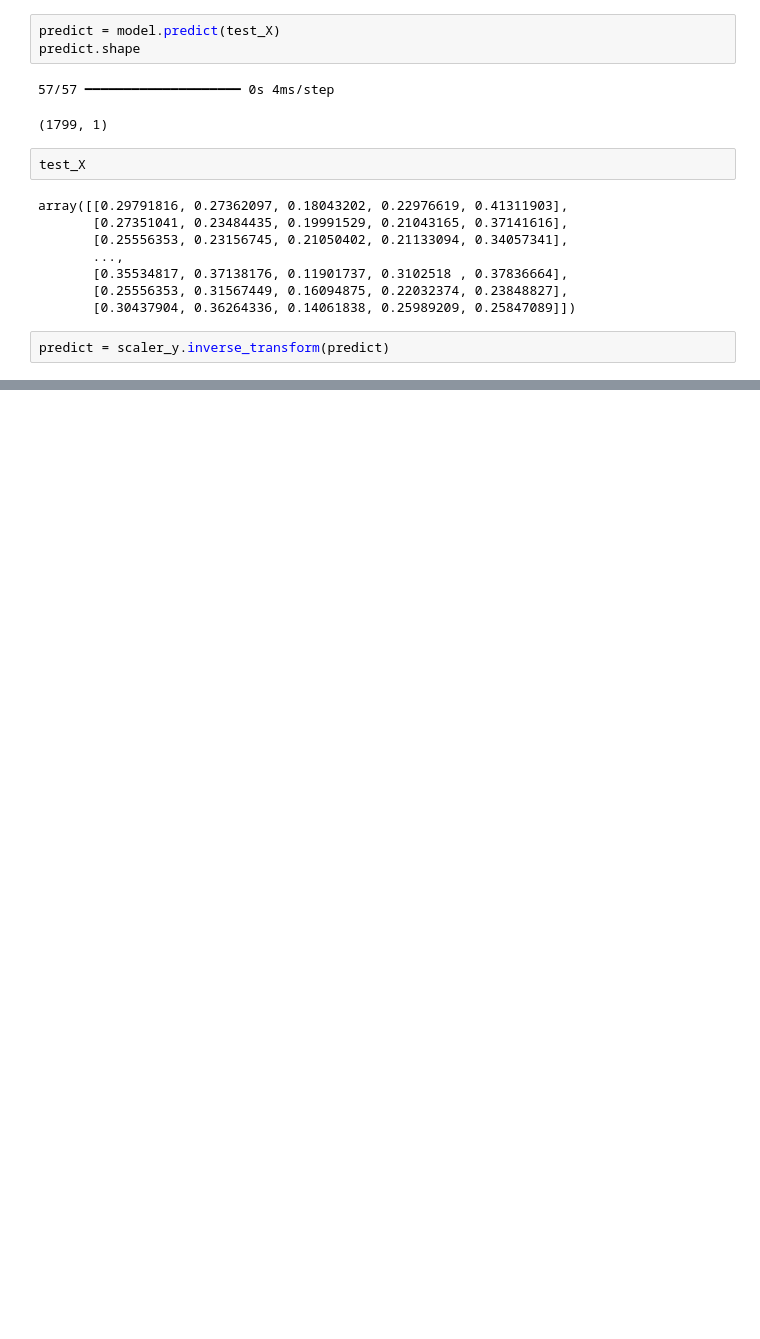
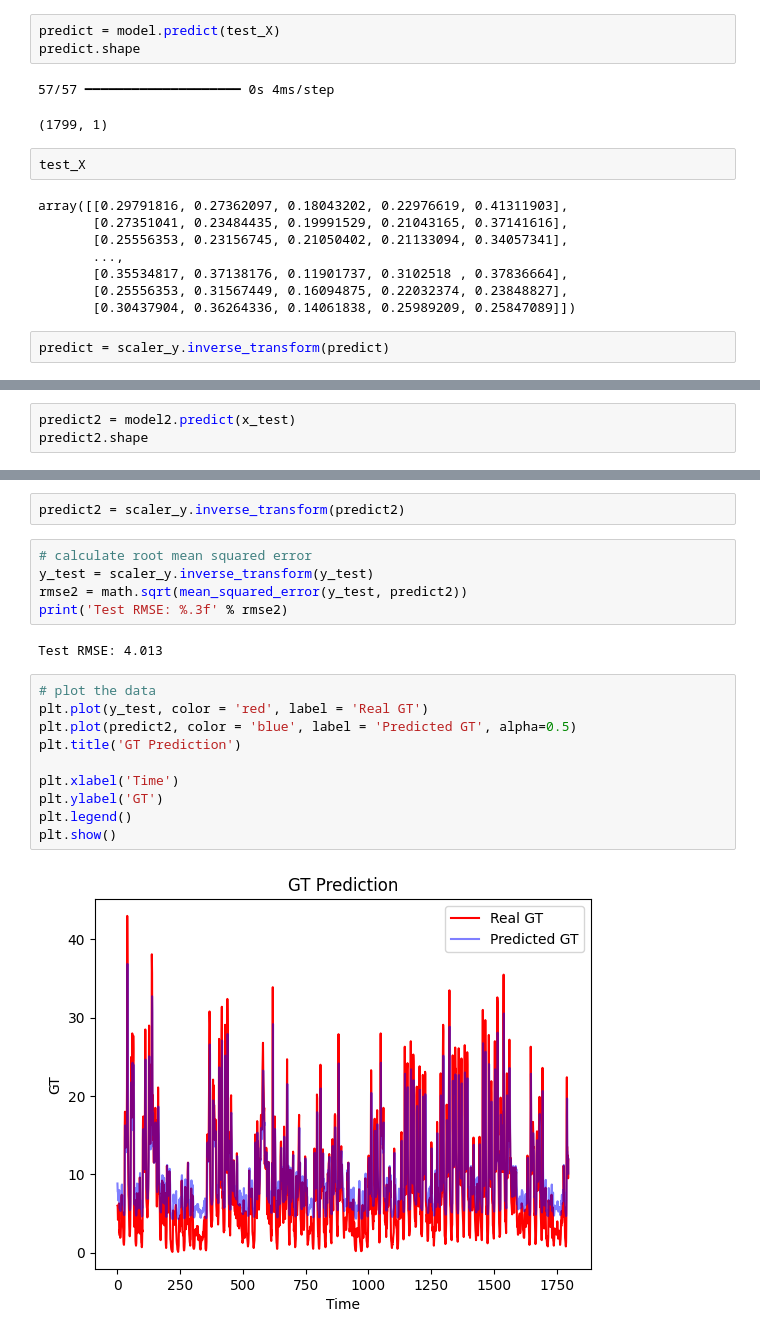
Before and after one commit to lavo2/ISPR-Midterms, a Jupyter notebook: 3/midterm3.ipynb, the cells around one changed output, grey strips where cells are left out. Drawn from its saved outputs; the diff is of its cells as text; blank space fills up the shorter version.

```diff
--- a/3/midterm3.ipynb
+++ b/3/midterm3.ipynb
@@ -350,0 +352,3 @@ plt.show()
+# %%
+predict2 = model2.predict(x_test)
+predict2.shape
@@ -350,0 +358,21 @@ plt.show()
+# %%
+predict2 = scaler_y.inverse_transform(predict2)
+# %%
+# calculate root mean squared error
+y_test = scaler_y.inverse_transform(y_test)
+rmse2 = math.sqrt(mean_squared_error(y_test, predict2))
+print('Test RMSE: %.3f' % rmse2)
+# %% [output]
+Test RMSE: 4.013
+# %%
+# plot the data
+plt.plot(y_test, color = 'red', label = 'Real GT')
+plt.plot(predict2, color = 'blue', label = 'Predicted GT', alpha=0.5)
+plt.title('GT Prediction')
+
+plt.xlabel('Time')
+plt.ylabel('GT')
+plt.legend()
+plt.show()
+# %% [output]
+[figure, added]
```
Also changed, not shown: parts of 24 cells of this notebook.
